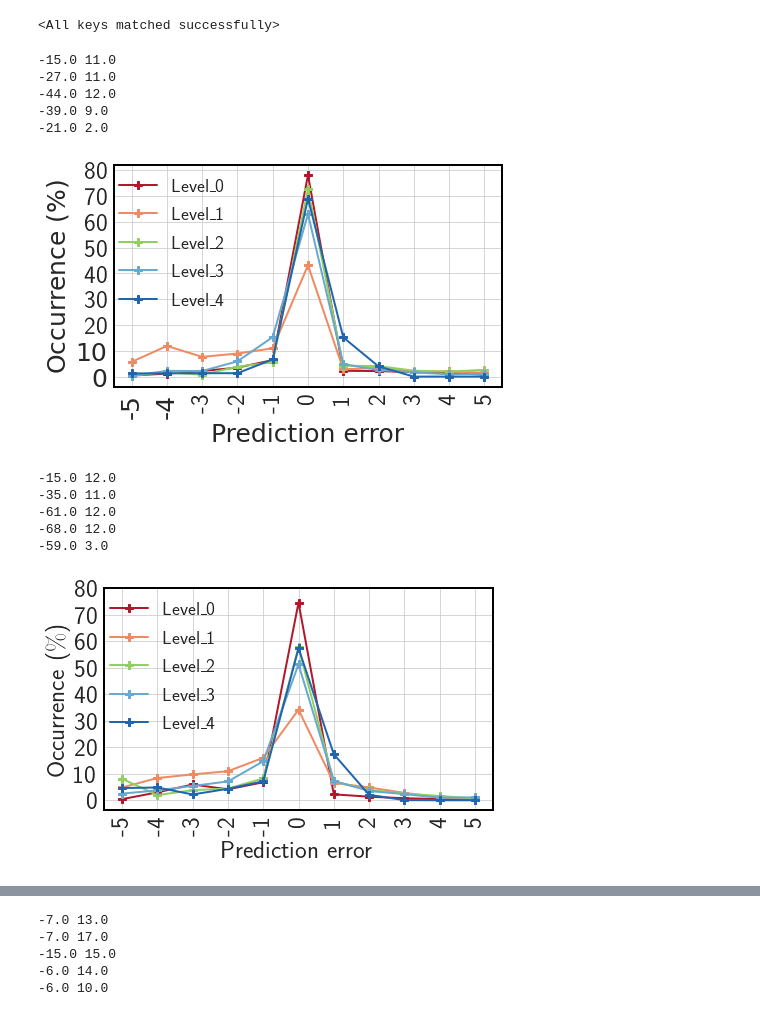
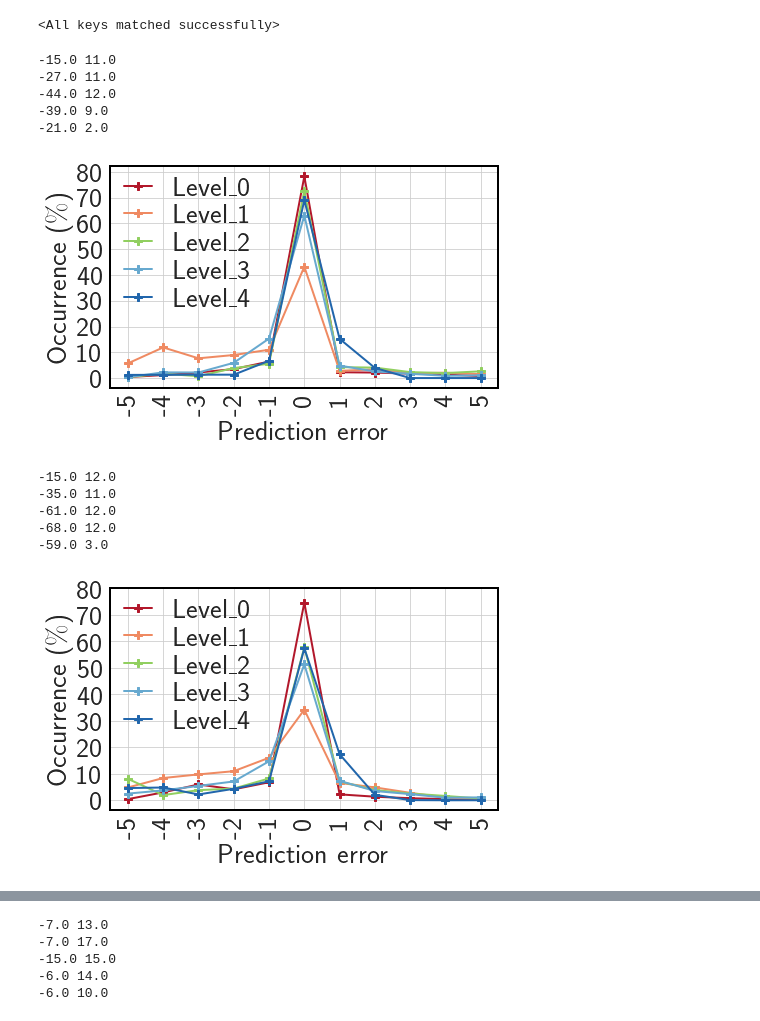
Before and after one commit to jw447/DNN_Mgard, a Jupyter notebook: notebook/_old/DNN_MGARD_old.ipynb, the cells around one changed output, grey strips where cells are left out. Cells and saved outputs as stored; diff of their text form; code cells hidden in the pictures.

```diff
--- a/notebook/_old/DNN_MGARD_old.ipynb
+++ b/notebook/_old/DNN_MGARD_old.ipynb
@@ -50,7 +50,7 @@ sns.set_style("whitegrid")
 
 current_palette = sns.color_palette("deep")
 
-fontsize=25
+fontsize=28
 # %% [markdown]
 ## Correlation among targets
 # %%
@@ -531,10 +532,11 @@ def inference(feature, net, target):
     feature = Variable(torch.from_numpy(feature))
     target = Variable(torch.from_numpy(target))
 
-    feature = feature.to("cuda")
-    target = target.to("cuda")
+    # feature = feature.to("cuda")
+    # target = target.to("cuda")
     prediction = net(feature)
-    return target.to("cpu").detach().numpy(), prediction.to("cpu").detach().numpy()
+    # return target.to("cpu").detach().numpy(), prediction.to("cpu").detach().numpy()
+    return target.detach().numpy(), prediction.detach().numpy()
 # %%
 def validate_var(dname, net0, net1, net2, net3, net4):
     # dname = "mgard_WarpX_laser64_Ex_0_512.csv"
@@ -593,13 +595,13 @@ def validate_var(dname, net0, net1, net2, net3, net4):
     axs1.plot(np.arange(0, len(hist4)), hist4, marker="P", markersize=8, linewidth=2, color="#2166ac", label=r'Level\_4')
 
     # for level in np.arange(0, 5):
-    axs1.set_xticks(np.arange(0, len(hist0)))
-    axs1.set_xticklabels(bin_edges, rotation=90, fontsize=fontsize)
+    axs1.set_xticks(np.arange(0, len(bin_edges)-1))
+    axs1.set_xticklabels(bin_edges[:-1], rotation=90, fontsize=fontsize)
     axs1.set_yticks([0, 0.1, 0.2, 0.3, .4, .5, .6, .7, .8,])
     axs1.set_yticklabels([0, 10, 20, 30, 40, 50, 60, 70, 80], fontsize=fontsize)
     axs1.set_xlabel(r"Prediction error", fontsize=fontsize)
     axs1.set_ylabel(r"Occurrence ($\%$)", fontsize=fontsize)
-    axs1.legend(frameon=False, ncol=1, bbox_to_anchor=(.15, .65), loc='center', fontsize=19)
+    axs1.legend(frameon=False, ncol=1, bbox_to_anchor=(.2, .65), loc='center', handlelength=1, borderpad=.1, labelspacing=.1, columnspacing=.1, fontsize=fontsize)
     axs1.spines["bottom"].set_color("black")
     axs1.spines["top"].set_color("black")
     axs1.spines["right"].set_color("black")
@@ -611,47 +613,26 @@ def validate_var(dname, net0, net1, net2, net3, net4):
                     top = 0.9,
                     wspace = 0.3,
                     hspace = 0.1)
-
-    # sns.boxplot(x="variable", y="value", data=pd.melt(pred_err))
-    # axs2.set_xticks(np.arange(0, 5))
-    # axs2.set_xticklabels([r'Level\_0', r'Level\_1', r'Level\_2', r'Level\_3', r'Level\_4'],
-    #                      rotation=90, fontsize=fontsize)
-    # # axs2.set_yticks([-6, -4, -2, 0, 2, 4, 6])
-    # # axs2.set_yticklabels([-6, -4, -2, 0, 2, 4, 6], fontsize=fontsize)
-    # axs2.set_xlabel(r"Hierarchy levels", fontsize=fontsize)
-    # axs2.set_ylabel(r"Prediction error", fontsize=fontsize)
-
-    # axs2.spines["bottom"].set_color("black")
-    # axs2.spines["top"].set_color("black")
-    # axs2.spines["right"].set_color("black")
-    # axs2.spines["left"].set_color("black")
-
-    # fig2.subplots_adjust(left=0.13,
-    #                 right=0.9,
-    #                 bottom = 0.13,
-    #                 top = 0.9,
-    #                 wspace = 0.3,
-    #                 hspace = 0.1)
-
-    # plt.savefig("CMOR_4.pdf".format(level), bbox_inches="tight")
 # %%
-validate_var("expr_20220310/mgard_WarpX_laser64_Jx_0_512.csv", n0.to("cuda"), n1.to("cuda"), n2.to("cuda"), n3.to("cuda"), n4.to("cuda"))
-# plt.savefig("WarpX_laser_Jx64_all_levels.pdf", bbox_inches="tight")
+# validate_var("expr_20220310/mgard_WarpX_laser64_Jx_0_512.csv", n0.to("cuda"), n1.to("cuda"), n2.to("cuda"), n3.to("cuda"), n4.to("cuda"))
+validate_var("/Users/jonwang/Library/CloudStorage/GoogleDrive-jw447@njit.edu/My Drive/Colab Notebooks/HPDC22/expr_20220310/mgard_WarpX_laser64_Jx_0_512.csv", n0, n1, n2, n3, n4)
+plt.savefig("WarpX_laser_Jx64_all_levels.pdf", bbox_inches="tight")
 # %% [output]
 -15.0 11.0
 -27.0 11.0
 -44.0 12.0
 -39.0 9.0
 -21.0 2.0
-[figure, old version]
+[figure, new version]
 # %%
-validate_var("expr_20220310/mgard_WarpX_laser64_Ex_0_512.csv", n0.to("cuda"), n1.to("cuda"), n2.to("cuda"), n3.to("cuda"), n4.to("cuda"))
-# plt.savefig("WarpX_laser_Ex64_all_levels.pdf", bbox_inches="tight")
+# validate_var("expr_20220310/mgard_WarpX_laser64_Ex_0_512.csv", n0.to("cuda"), n1.to("cuda"), n2.to("cuda"), n3.to("cuda"), n4.to("cuda"))
+validate_var("/Users/jonwang/Library/CloudStorage/GoogleDrive-jw447@njit.edu/My Drive/Colab Notebooks/HPDC22/expr_20220310/mgard_WarpX_laser64_Ex_0_512.csv", n0, n1, n2, n3, n4)
+plt.savefig("WarpX_laser_Ex64_all_levels.pdf", bbox_inches="tight")
 # %% [output]
 -15.0 12.0
 -35.0 11.0
 -61.0 12.0
 -68.0 12.0
 -59.0 3.0
-[figure, old version]
+[figure, new version]
 # %%
```
Also changed, not shown: parts of 8 cells of this notebook, 8 other files.
